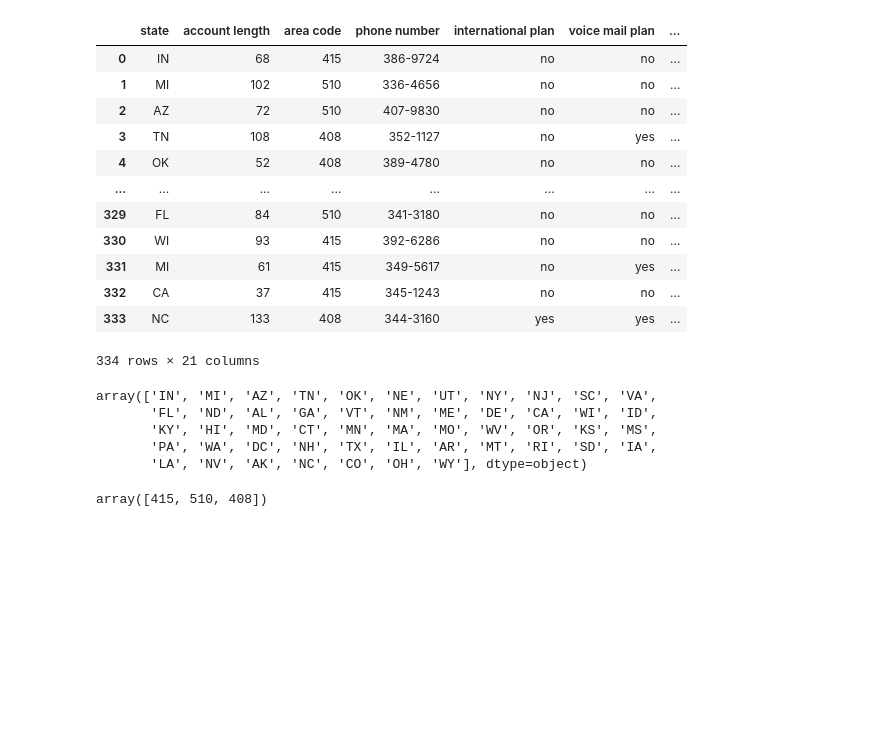
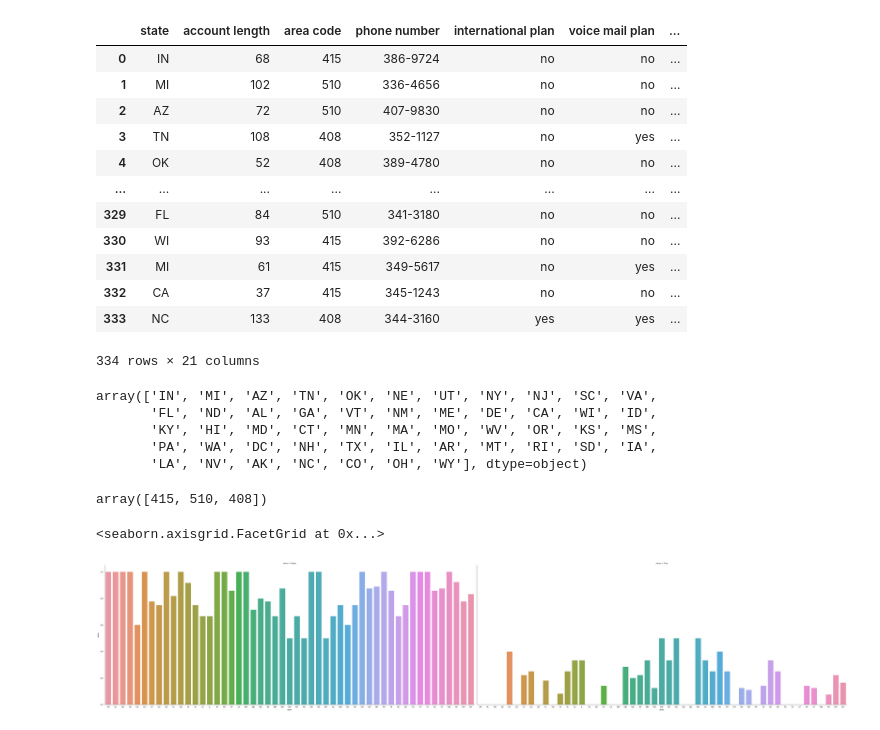
Before and after one commit to Mahmoudh22/Project_3, a Jupyter notebook: Question 1.ipynb, the cells around one changed output. Saved outputs shown, nothing was run; the diff lists cells and outputs as text; code cells hidden in the pictures; blank space fills up the shorter version.

```diff
--- a/Question 1.ipynb
+++ b/Question 1.ipynb
@@ -49,7 +49,7 @@ test_df
 | 333 | NC | 133 | 408 | 344-3160 | yes | yes | ... |
 334 rows × 21 columns
 # %%
-tr_df = pd.read_csv('/Users/mahmoud/Documents/Project_3_SyriaTel_Customer_Churn/test.csv')
+tr_df = pd.read_csv('/Users/mahmoud/Documents/Project_3/test.csv')
 
 tr_df.head()
 # %% [output]
@@ -89,3 +89,16 @@ array(['IN', 'MI', 'AZ', 'TN', 'OK', 'NE', 'UT', 'NY', 'NJ', 'SC', 'VA',
        'PA', 'WA', 'DC', 'NH', 'TX', 'IL', 'AR', 'MT', 'RI', 'SD', 'IA',
        'LA', 'NV', 'AK', 'NC', 'CO', 'OH', 'WY'], dtype=object)
 array([415, 510, 408])
+# %%
+churn_by_state = train_df.groupby('state')['churn'].value_counts(normalize=True)
+churn_by_state = pd.DataFrame(churn_by_state)
+churn_by_state.columns = ['value']
+churn_by_state = churn_by_state.reset_index()
+# %%
+sns.catplot(
+    data=churn_by_state, x="state", y="value", col="churn",
+    kind="bar", height=10, aspect=2.5,
+)
+# %% [output]
+<seaborn.axisgrid.FacetGrid at 0x...>
+[figure, added]
```
Also changed, not shown: parts of 6 cells of this notebook, 3 other files.
